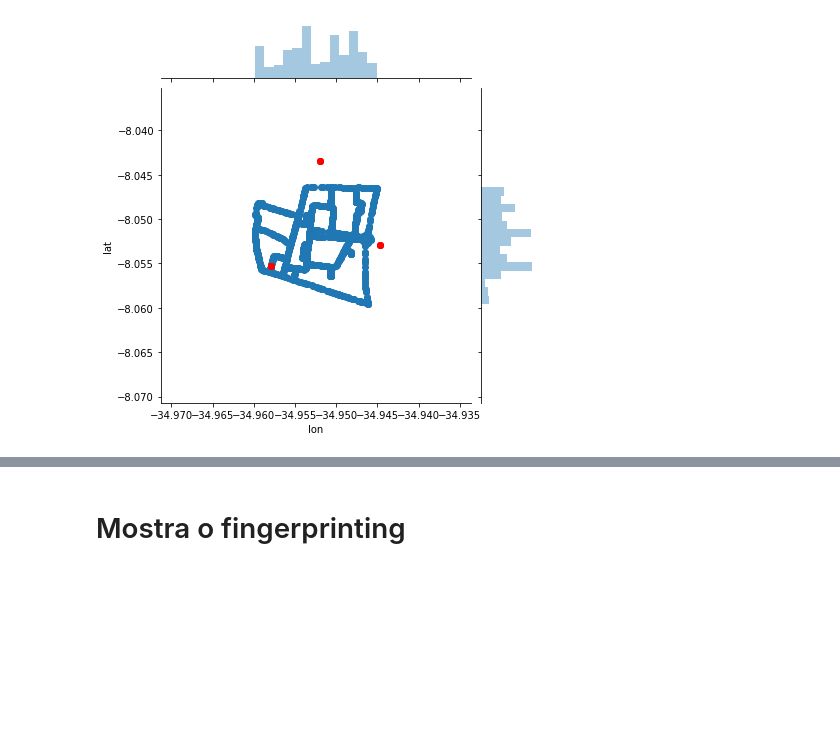
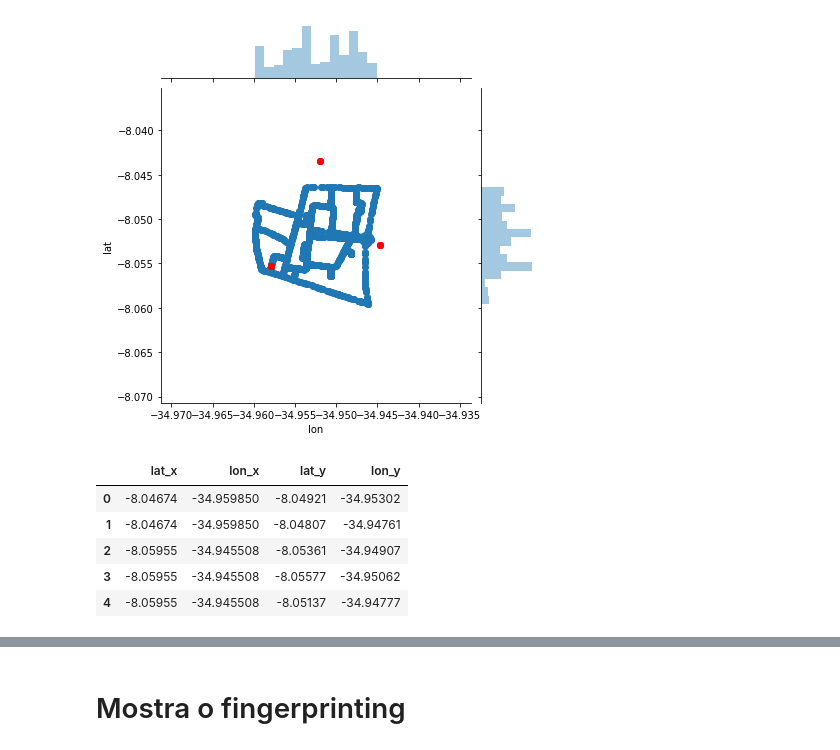
Before and after one commit to mbs8/CMoveis, a Jupyter notebook: visualization.ipynb, the cells around one changed output, grey strips where cells are left out. Drawn from its saved outputs; the diff is of its cells as text; code cells hidden in the pictures; blank space fills up the shorter version.

```diff
--- a/visualization.ipynb
+++ b/visualization.ipynb
@@ -40,3 +41,16 @@ graph.plot_joint(plt.scatter, color='red')
 # %% [output]
 <seaborn.axisgrid.JointGrid at 0x...>
 [figure]
+# %%
+dbTeorico = pd.read_csv('result/modelo_teorico_40.csv')
+testMap = merge_on_pontoId(dbTeorico, db)
+cols = ['pontoId','rssi_1_1', 'rssi_1_2', 'rssi_1_3', 'rssi_2_1', 'rssi_2_2', 'rssi_2_3', 'rssi_3_1', 'rssi_3_2', 'rssi_3_3', 'delay_1','delay_2','delay_3']
+testMap = testMap.drop(cols, axis=1)
+testMap.head()
+# %% [output]
+|  | lat_x | lon_x | lat_y | lon_y |
+| 0 | -8.04674 | -34.959850 | -8.04921 | -34.95302 |
+| 1 | -8.04674 | -34.959850 | -8.04807 | -34.94761 |
+| 2 | -8.05955 | -34.945508 | -8.05361 | -34.94907 |
+| 3 | -8.05955 | -34.945508 | -8.05577 | -34.95062 |
+| 4 | -8.05955 | -34.945508 | -8.05137 | -34.94777 |
```
Also changed, not shown: parts of 2 cells of this notebook, 3 other files.
